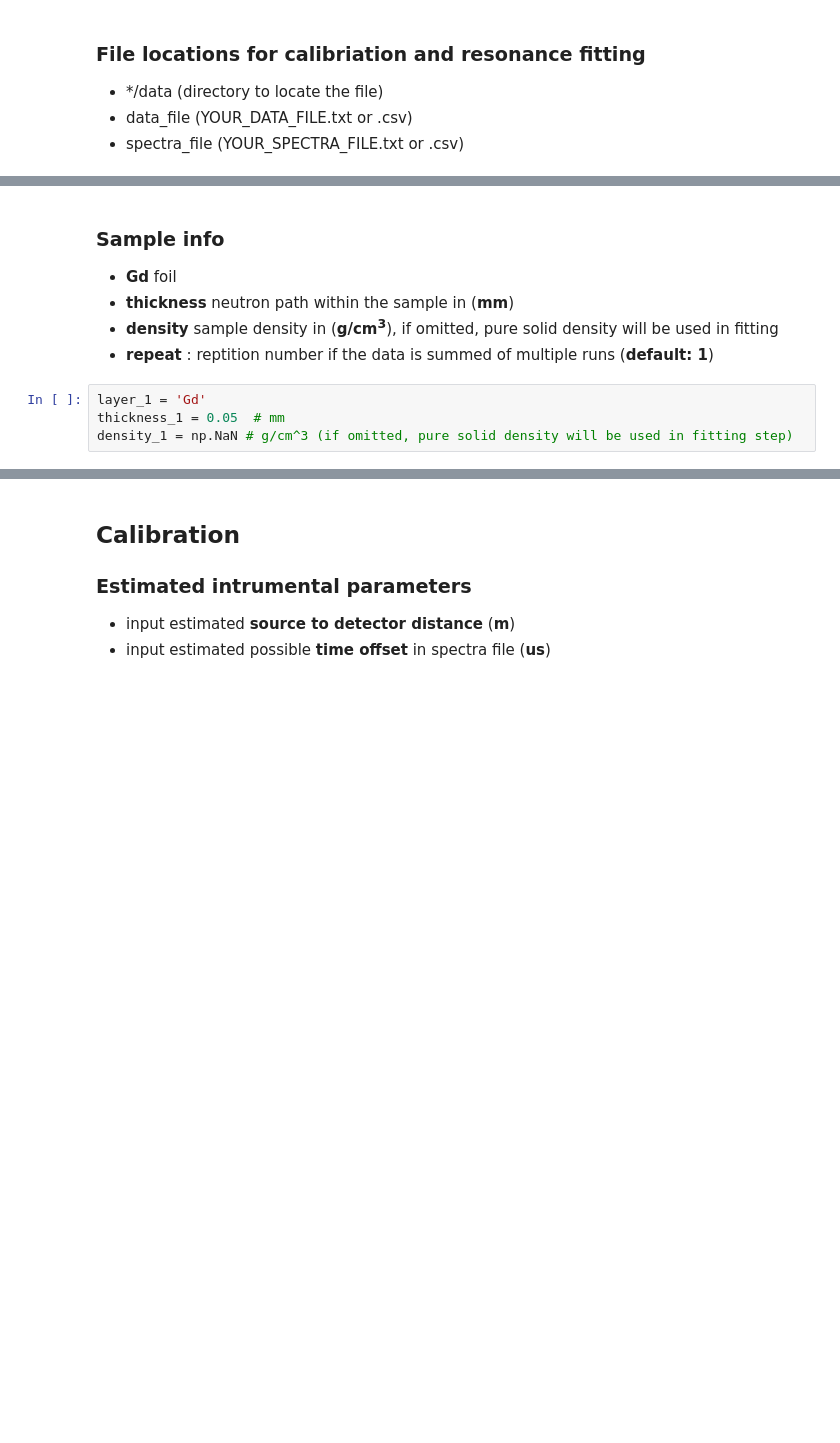
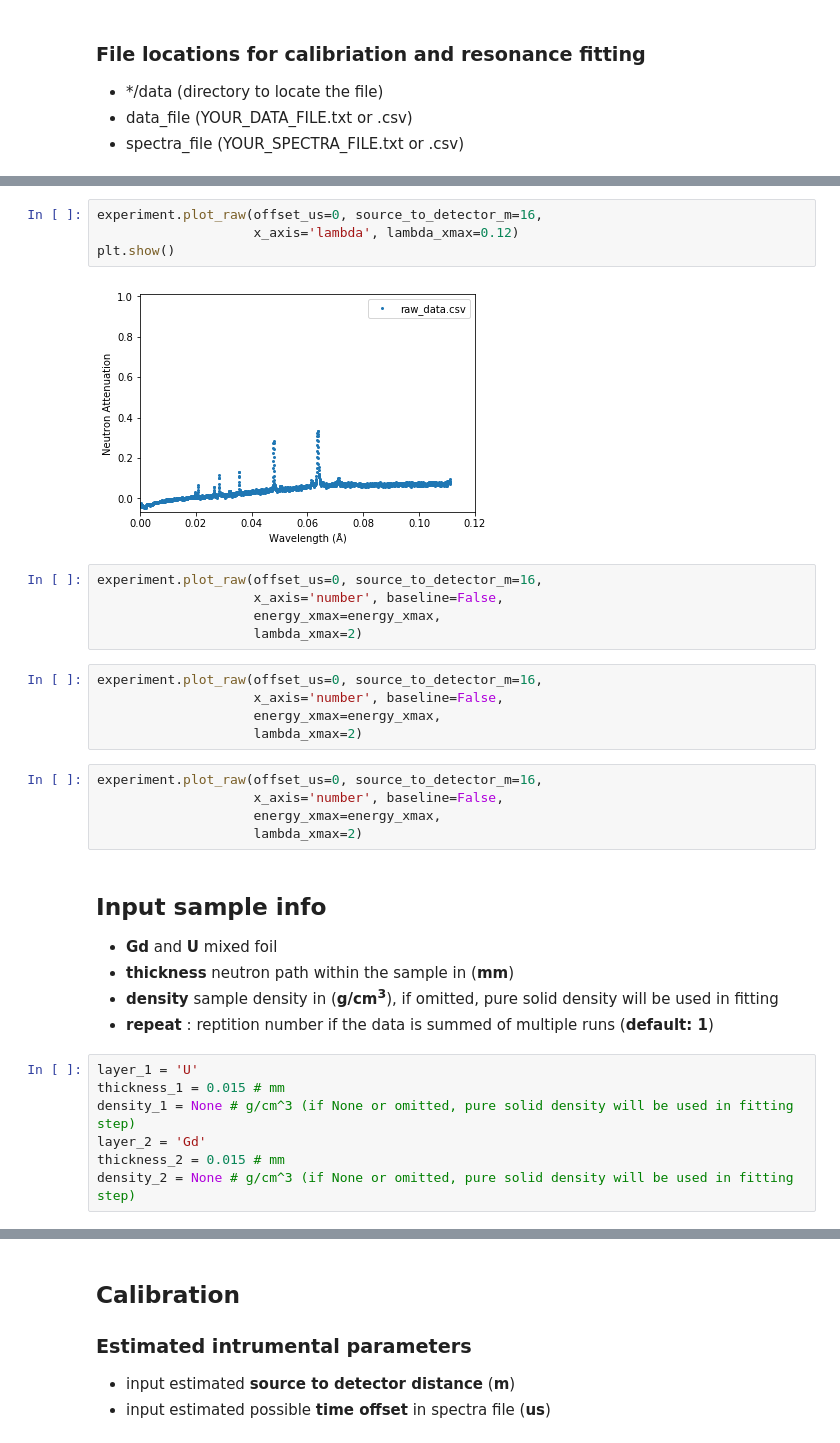
Before and after one commit to ornlneutronimaging/ResoFit, a Jupyter notebook: notebooks/tutorial.ipynb, the cells around one changed output, grey strips where cells are left out. Drawn from its saved outputs; the diff is of its cells as text; blank space fills up the shorter version.

```diff
--- a/notebooks/tutorial.ipynb
+++ b/notebooks/tutorial.ipynb
@@ -33,11 +54,35 @@ spectra_file = 'Image002_Spectra.txt'
+# %%
+experiment.plot_raw(offset_us=0, source_to_detector_m=16,
+                    x_axis='lambda', lambda_xmax=0.12)
+plt.show()
+# %% [output]
+[figure, added]
+# %%
+experiment.plot_raw(offset_us=0, source_to_detector_m=16,
+                    x_axis='number', baseline=False,
+                    energy_xmax=energy_xmax,
+                    lambda_xmax=2)
+# %%
+experiment.plot_raw(offset_us=0, source_to_detector_m=16,
+                    x_axis='number', baseline=False,
+                    energy_xmax=energy_xmax,
+                    lambda_xmax=2)
+# %%
+experiment.plot_raw(offset_us=0, source_to_detector_m=16,
+                    x_axis='number', baseline=False,
+                    energy_xmax=energy_xmax,
+                    lambda_xmax=2)
 # %% [markdown]
-### Sample info
+## Input sample info
 
-  - **Gd** foil
+  - **Gd** and **U** mixed foil
   - **thickness** neutron path within the sample in (**mm**)
   - **density** sample density in (**g/cm<sup>3</sup>**), if omitted, pure solid density will be used in fitting
   - **repeat** : reptition number if the data is summed of multiple runs (**default: 1**)
 # %%
-layer_1 = 'Gd'
-thickness_1 = 0.05  # mm
-density_1 = np.NaN # g/cm^3 (if omitted, pure solid density will be used in fitting step)
+layer_1 = 'U'
+thickness_1 = 0.015 # mm
+density_1 = None # g/cm^3 (if None or omitted, pure solid density will be used in fitting step)
+layer_2 = 'Gd'
+thickness_2 = 0.015 # mm
+density_2 = None # g/cm^3 (if None or omitted, pure solid density will be used in fitting step)
```
Also changed, not shown: parts of 8 cells of this notebook, 4 other files.
